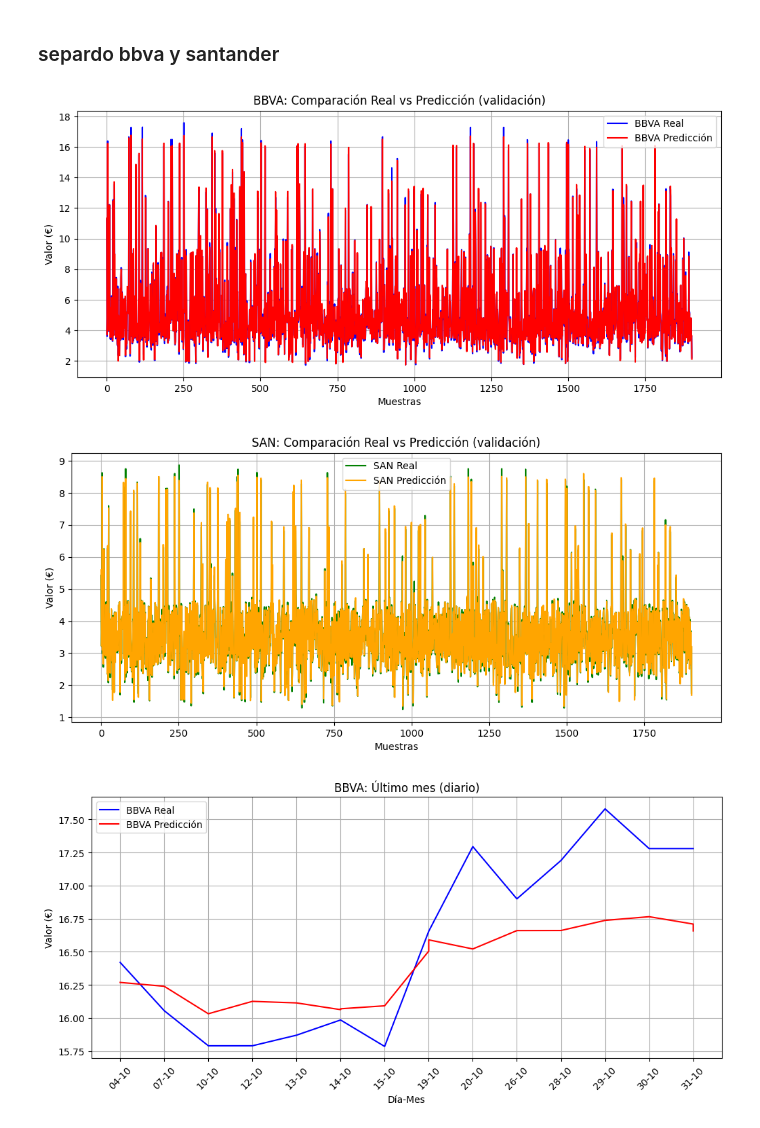
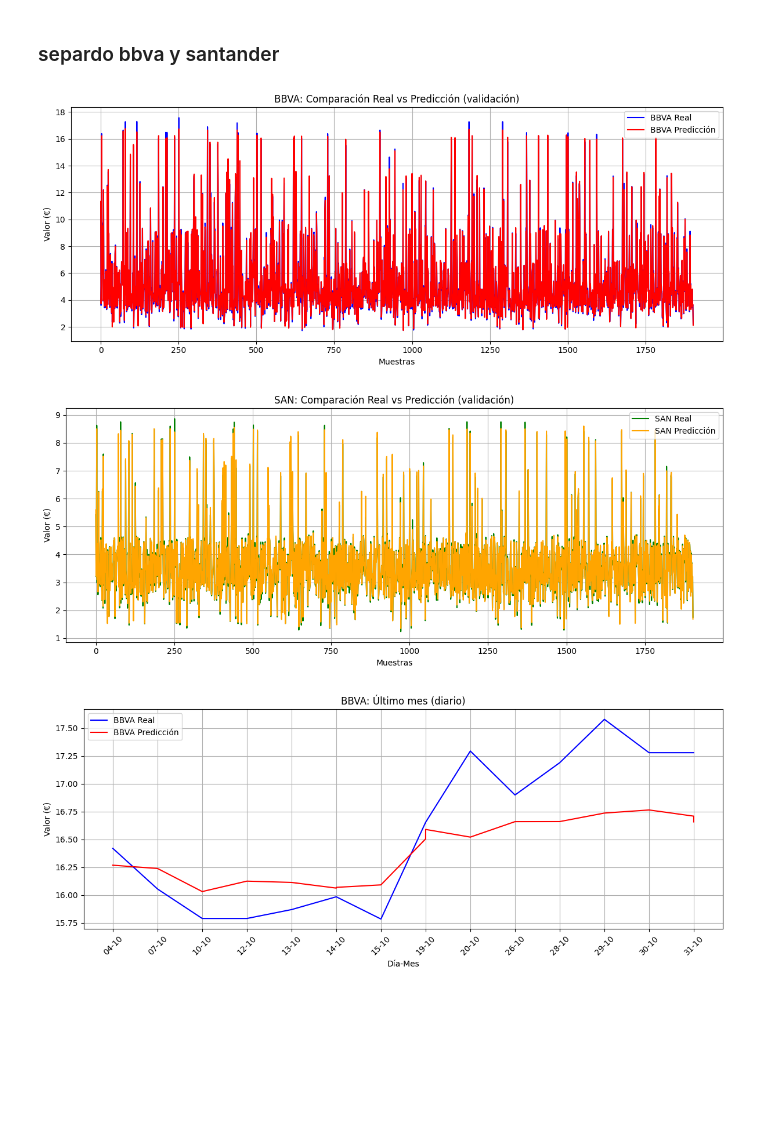
Before and after one commit to alejandromtnz/RNN-Prediccion_acciones, a Jupyter notebook: notebooks/RNN/cambiarfechas.ipynb, the cells around one changed output. Saved outputs shown, nothing was run; the diff lists cells and outputs as text; code cells hidden in the pictures; blank space fills up the shorter version.

```diff
--- a/notebooks/RNN/cambiarfechas.ipynb
+++ b/notebooks/RNN/cambiarfechas.ipynb
@@ -588,7 +496,7 @@ df_val_san = pd.DataFrame({
 
 # Columna mes para agrupamiento mensual
 df_val_bbva['month'] = df_val_bbva['date'].dt.to_period('M')
-df_val_san['month'] = df_val_san['date'].dt.to_period('M')
+df_val_san['month']  = df_val_san['date'].dt.to_period('M')
 
 # ===============================
 # 2️⃣ Gráfico 1: Serie completa de validación
@@ -601,6 +509,7 @@ plt.xlabel('Muestras')
 plt.ylabel('Valor (€)')
 plt.legend()
 plt.grid(True)
+plt.tight_layout()
 plt.show()
 
 plt.figure(figsize=(12,5))
@@ -611,14 +520,19 @@ plt.xlabel('Muestras')
 plt.ylabel('Valor (€)')
 plt.legend()
 plt.grid(True)
+plt.tight_layout()
 plt.show()
 
 # ===============================
 # 3️⃣ Gráfico 2: Último mes (diario)
 # ===============================
 last_month = df_val_bbva['month'].max()
-df_last_bbva = df_val_bbva[df_val_bbva['month']==last_month].sort_values('date')
-df_last_san  = df_val_san[df_val_san['month']==last_month].sort_values('date')
+df_last_bbva = df_val_bbva[df_val_bbva['month'] == last_month].sort_values('date')
+df_last_san  = df_val_san[df_val_san['month'] == last_month].sort_values('date')
+
+# Alinear fechas para evitar discrepancias
+df_last_san_aligned = df_last_san.set_index('date').reindex(df_last_bbva['date']).reset_index()
+
 dates_plot = df_last_bbva['date'].dt.strftime('%d-%m')
 
 plt.figure(figsize=(12,5))
@@ -630,10 +544,10 @@ plt.ylabel('Valor (€)')
 plt.xticks(rotation=45)
 plt.grid(True)
 plt.legend()
+plt.tight_layout()
 plt.show()
 
 plt.figure(figsize=(12,5))
-df_last_san_aligned = df_last_san.set_index('date').reindex(df_last_bbva['date']).reset_index()
 plt.plot(dates_plot, df_last_san_aligned['y_real'], label='SAN Real', color='green')
 plt.plot(dates_plot, df_last_san_aligned['y_pred'], label='SAN Predicción', color='orange')
 plt.title('SAN: Último mes (diario)')
@@ -642,41 +556,44 @@ plt.ylabel('Valor (€)')
 plt.xticks(rotation=45)
 plt.grid(True)
 plt.legend()
+plt.tight_layout()
 plt.show()
 
 # ===============================
 # 4️⃣ Gráfico 3: Serie mensual 2005-2025
 # ===============================
 # Filtrar rango 2005-2025
-df_bbva_monthly = df_val_bbva[(df_val_bbva['date'].dt.year>=2005) & (df_val_bbva['date'].dt.year<=2025)]
-df_san_monthly  = df_val_san[(df_val_san['date'].dt.year>=2005) & (df_val_san['date'].dt.year<=2025)]
+df_bbva_monthly = df_val_bbva[(df_val_bbva['date'].dt.year >= 2005) & (df_val_bbva['date'].dt.year <= 2025)]
+df_san_monthly  = df_val_san[(df_val_san['date'].dt.year >= 2005) & (df_val_san['date'].dt.year <= 2025)]
 
 # Agrupar por mes
-df_bbva_monthly_grouped = df_bbva_monthly.groupby('month').mean().reset_index()
-df_san_monthly_grouped  = df_san_monthly.groupby('month').mean().reset_index()
+df_bbva_monthly_grouped = df_bbva_monthly.groupby('month', as_index=False).mean(numeric_only=True)
+df_san_monthly_grouped  = df_san_monthly.groupby('month', as_index=False).mean(numeric_only=True)
 
 plt.figure(figsize=(15,5))
 plt.plot(df_bbva_monthly_grouped['month'].dt.to_timestamp(), df_bbva_monthly_grouped['y_real'], label='BBVA Real', color='blue')
 plt.plot(df_bbva_monthly_grouped['month'].dt.to_timestamp(), df_bbva_monthly_grouped['y_pred'], label='BBVA Predicción', color='red')
 plt.title('BBVA: Mensual 2005-2025')
 plt.xlabel('Fecha')
 plt.ylabel('Valor (€)')
 plt.xticks(rotation=45)
 plt.grid(True)
 plt.legend()
+plt.tight_layout()
 plt.show()
 
 plt.figure(figsize=(15,5))
 plt.plot(df_san_monthly_grouped['month'].dt.to_timestamp(), df_san_monthly_grouped['y_real'], label='SAN Real', color='green')
 plt.plot(df_san_monthly_grouped['month'].dt.to_timestamp(), df_san_monthly_grouped['y_pred'], label='SAN Predicción', color='orange')
 plt.title('SAN: Mensual 2005-2025')
 plt.xlabel('Fecha')
 plt.ylabel('Valor (€)')
 plt.xticks(rotation=45)
 plt.grid(True)
 plt.legend()
+plt.tight_layout()
 plt.show()
 # %% [output]
-[figure, old version]
+[figure, new version]
-[figure, old version]
+[figure, new version]
-[figure, old version]
+[figure, new version]
```
Also changed, not shown: parts of 12 cells of this notebook.
